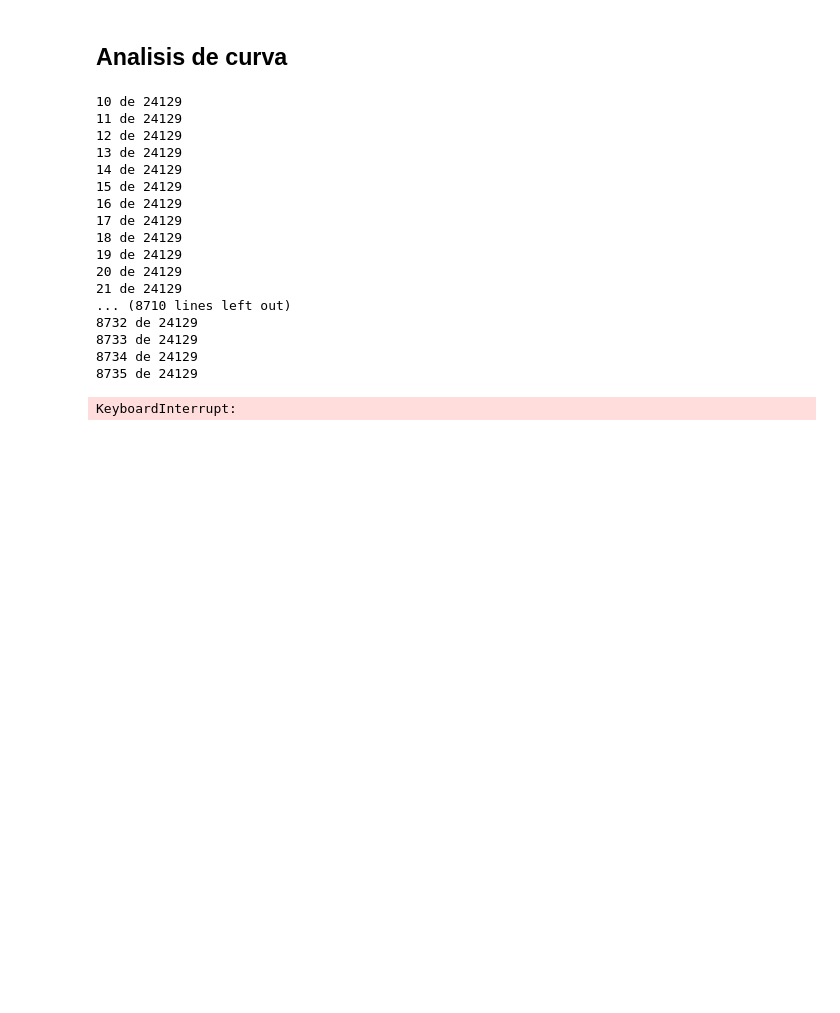
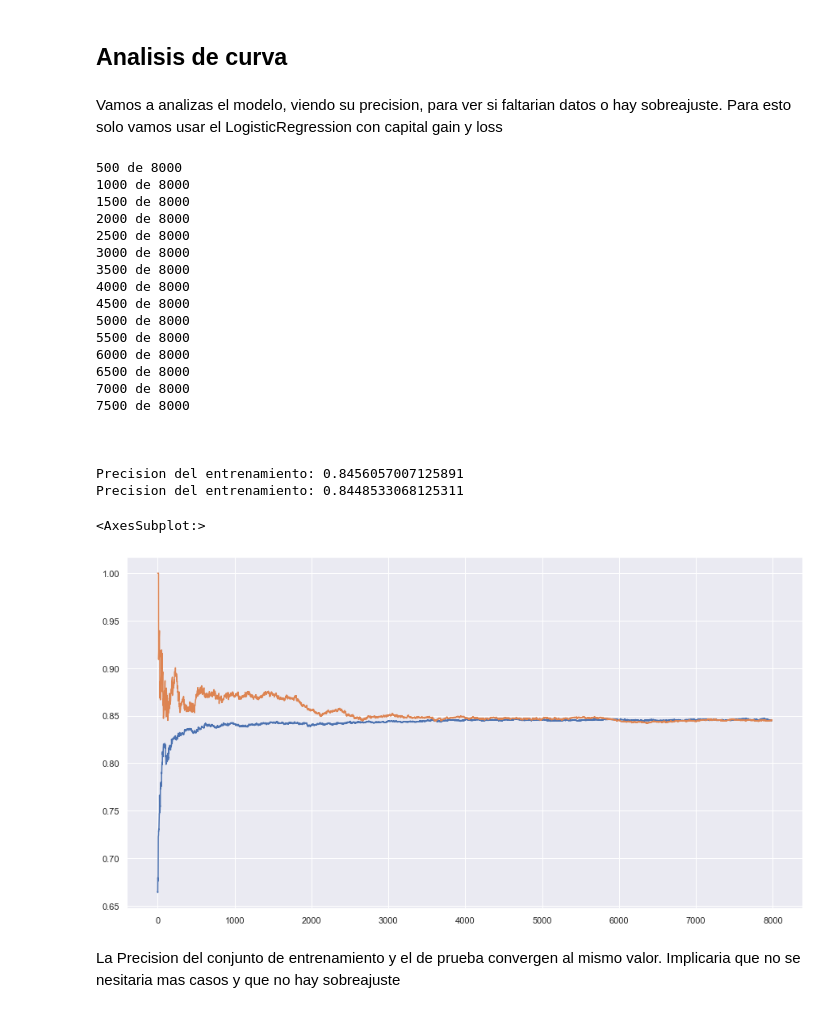
Before and after one commit to Earthsnake12/Ejercicio-ML, a Jupyter notebook: Machine Learning Project 01 - Adult Salary Prediction/Clasificacion.ipynb, the cells around one changed output. Cells and saved outputs as stored; diff of their text form; code cells hidden in the pictures; blank space fills up the shorter version.

```diff
--- a/Machine Learning Project 01 - Adult Salary Prediction/Clasificacion.ipynb
+++ b/Machine Learning Project 01 - Adult Salary Prediction/Clasificacion.ipynb
@@ -602,44 +602,62 @@ Accuracy sin capital gain y loss: 0.8108735289242499
 Logistic regression (con y sin capital gain y loss) y Random Fores (con capital gain y loss) son los de mejor presicion
 # %% [markdown]
 ## Analisis de curva
+# %% [markdown]
+Vamos a analizas el modelo, viendo su precision, para ver si faltarian datos o hay sobreajuste. Para esto solo vamos usar el LogisticRegression con capital gain y loss
 # %%
 acc_train = []
 acc_test = []
+
+#Tomamos solo los primeros 8000 casos ya que a esa cantidad ya converge
 
 for i in range(10, 8000):
 
     X_prueba = X_train.iloc[0:i]
     y_prueba = y_train.iloc[0:i]
 
     lg_model_prueba = LogisticRegression(solver= "liblinear")
 
     lg_model_prueba.fit(X_prueba, y_prueba)
 
     y_pred_prueba = lg_model_prueba.predict(X_test)
     y_pred_train_prueba = lg_model_prueba.predict(X_prueba)
 
     acc_test.append(accuracy_score(y_test, y_pred_prueba))
     acc_train.append(accuracy_score(y_prueba, y_pred_train_prueba))
 
-    print(str(i) + " de " + str(X_train.shape[0]))
+    if (i%500 == 0): print(str(i) + " de 8000")
 
-acc_test
+print("")
+print("")
+print("")
+print("Precision del entrenamiento: " + str(acc_train.pop()))
+print("Precision del test: " + str(acc_test.pop()))
+
+sns.set(rc = {'figure.figsize':(15,8)})
+sns.lineplot(data = acc_test)
+sns.lineplot(data = acc_train)
 # %% [output]
-10 de 24129
-11 de 24129
-12 de 24129
-13 de 24129
-14 de 24129
-15 de 24129
-16 de 24129
-17 de 24129
-18 de 24129
-19 de 24129
-20 de 24129
-21 de 24129
-... (8710 lines left out)
-8732 de 24129
-8733 de 24129
-8734 de 24129
-8735 de 24129
+500 de 8000
+1000 de 8000
+1500 de 8000
+2000 de 8000
+2500 de 8000
+3000 de 8000
+3500 de 8000
+4000 de 8000
+4500 de 8000
+5000 de 8000
+5500 de 8000
+6000 de 8000
+6500 de 8000
+7000 de 8000
+7500 de 8000
+
+
+
+Precision del entrenamiento: 0.8456057007125891
+Precision del entrenamiento: 0.8448533068125311
-KeyboardInterrupt:
+<AxesSubplot:>
+[figure, added]
+# %% [markdown]
+La Precision del conjunto de entrenamiento y el de prueba convergen al mismo valor. Implicaria que no se nesitaria mas casos y que no hay sobreajuste
```
Also changed, not shown: parts of 10 cells of this notebook, 2 other files.
